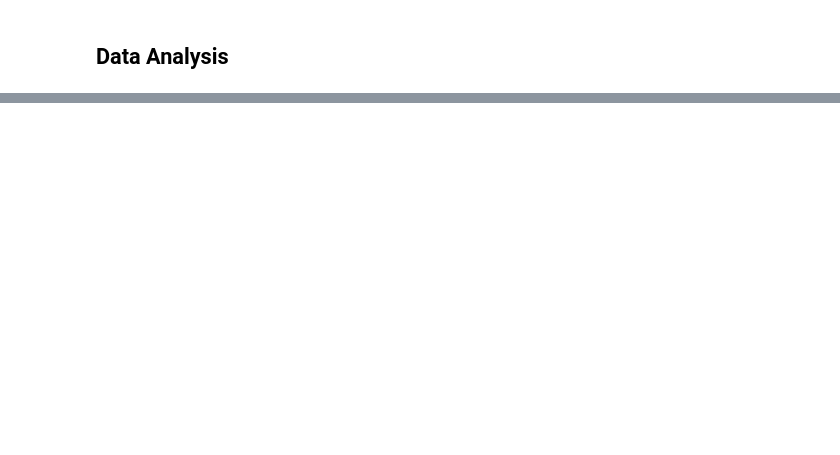
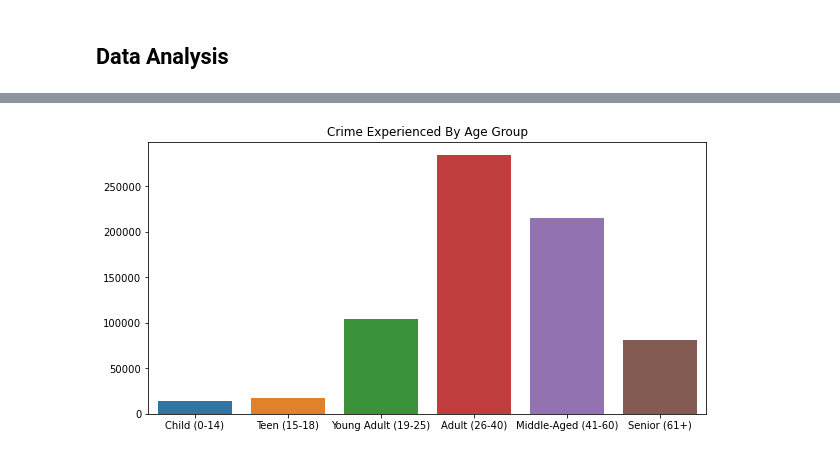
Before and after one commit to CarlosCapili/Data-Analysis-Portfolio, a Jupyter notebook: Python Analysis Projects/Los Angeles Crime/LA_Crime.ipynb, the cells around one changed output, grey strips where cells are left out. Drawn from its saved outputs; the diff is of its cells as text; code cells hidden in the pictures; blank space fills up the shorter version.

```diff
--- a/Python Analysis Projects/Los Angeles Crime/LA_Crime.ipynb
+++ b/Python Analysis Projects/Los Angeles Crime/LA_Crime.ipynb
@@ -880,0 +657,10 @@ Name: area_name, dtype: float64
+# %%
+# Crimes experienced by age group
+plt.figure(figsize=(10,5))
+sns.countplot(data=df.sort_values(by=['age_group_order']), x='age_groups')
+plt.title("Crime Experienced By Age Group")
+plt.ylabel("")
+plt.xlabel("")
+plt.show()
+# %% [output]
+[figure, added]
```
Also changed, not shown: parts of 123 cells of this notebook, 3 other files.
